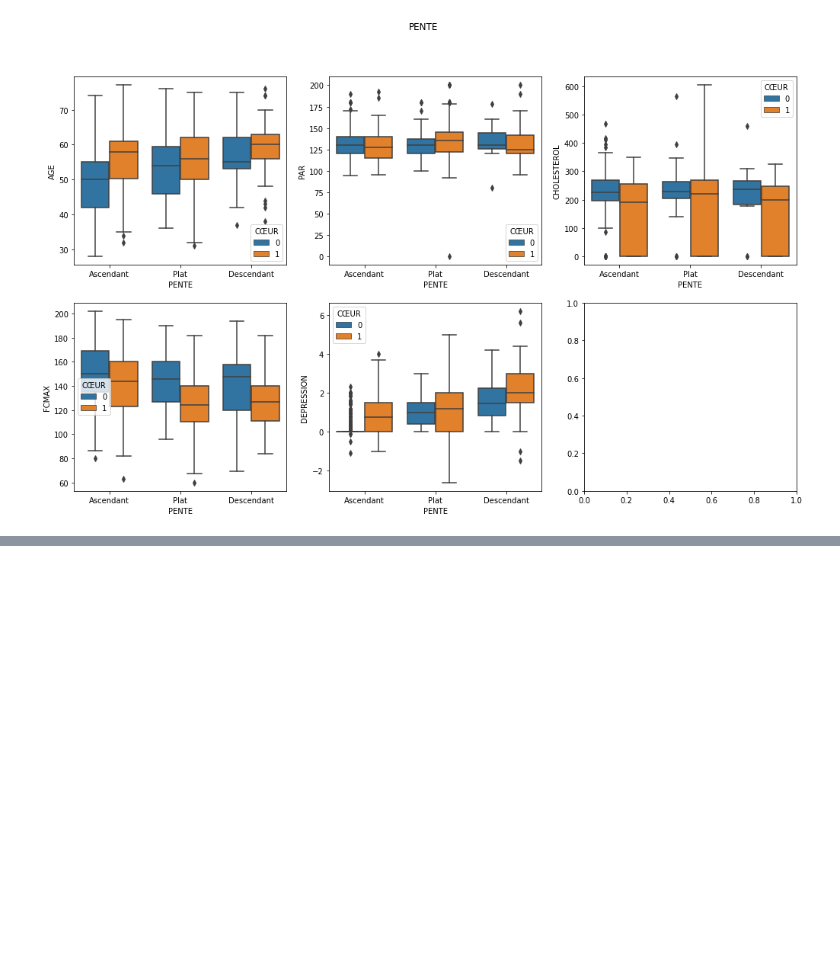
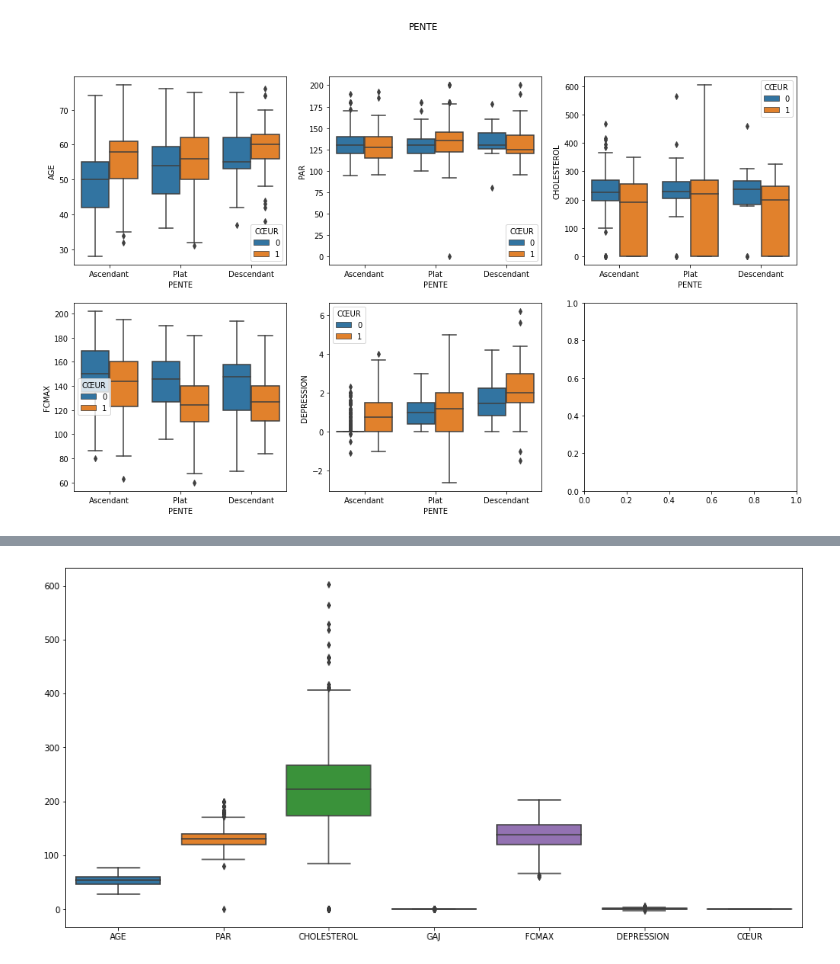
Before and after one commit to kmag-cell/heart_projet, a Jupyter notebook: cardiac_prediction.ipynb, the cells around one changed output, grey strips where cells are left out. Saved outputs shown, nothing was run; the diff lists cells and outputs as text; code cells hidden in the pictures; blank space fills up the shorter version.

```diff
--- a/cardiac_prediction.ipynb
+++ b/cardiac_prediction.ipynb
@@ -427,0 +511,6 @@ Les hommes qui ont une maladie cardiaque ont un age compris entre 50 ans et plus
+# %%
+#verifier l'echelle des variables quantitatives
+plt.figure(figsize=(16,8))
+sn.boxplot(data = df2_quant);
+# %% [output]
+[figure, added]
```
Also changed, not shown: parts of 39 cells of this notebook.
